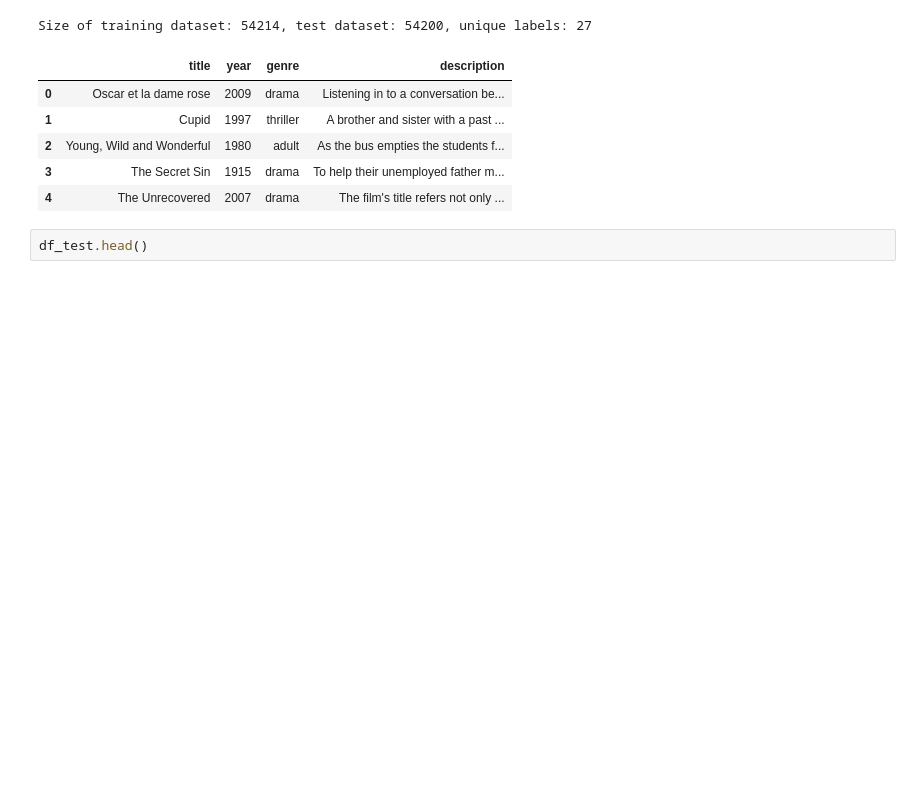
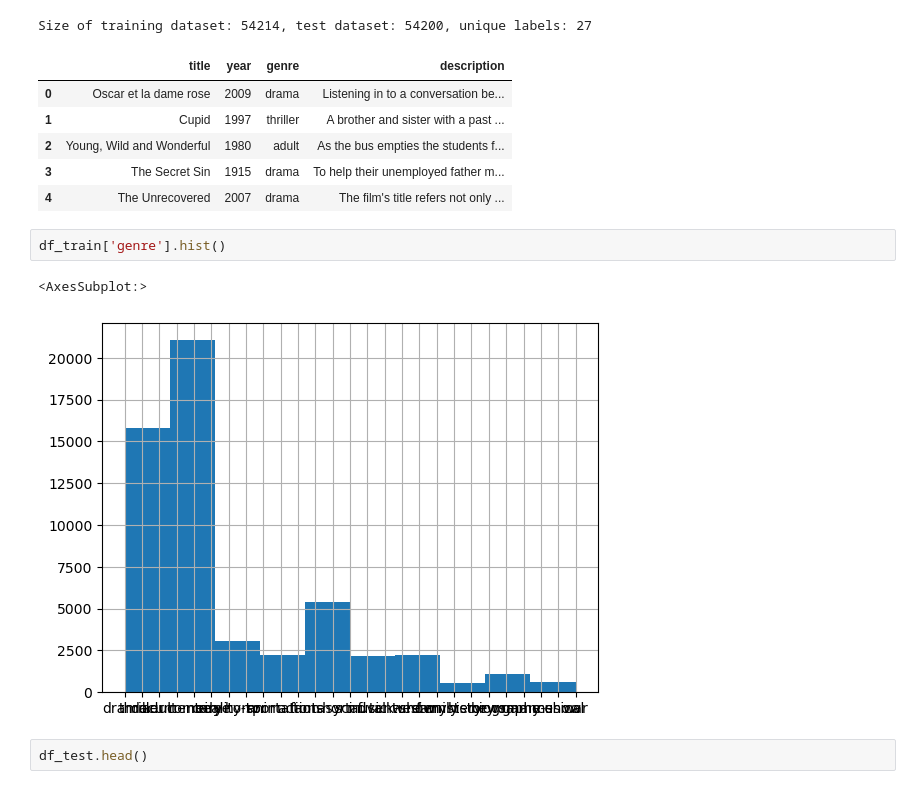
Before and after one commit to pnarkiewicz/Machine-Learning, a Jupyter notebook: genre_classification/MODEL_TRAIN.ipynb, the cells around one changed output. Saved outputs shown, nothing was run; the diff lists cells and outputs as text; blank space fills up the shorter version.

```diff
--- a/genre_classification/MODEL_TRAIN.ipynb
+++ b/genre_classification/MODEL_TRAIN.ipynb
@@ -53,6 +53,11 @@ Size of training dataset: 54214, test dataset: 54200, unique labels: 27
 | 2 | Young, Wild and Wonderful | 1980 | adult | As the bus empties the students f... |
 | 3 | The Secret Sin | 1915 | drama | To help their unemployed father m... |
 | 4 | The Unrecovered | 2007 | drama | The film's title refers not only ... |
+# %%
+df_train['genre'].hist()
+# %% [output]
+<AxesSubplot:>
+[figure, added]
 # %%
 df_test.head()
 # %% [output]
```
Also changed, not shown: parts of 22 cells of this notebook.
